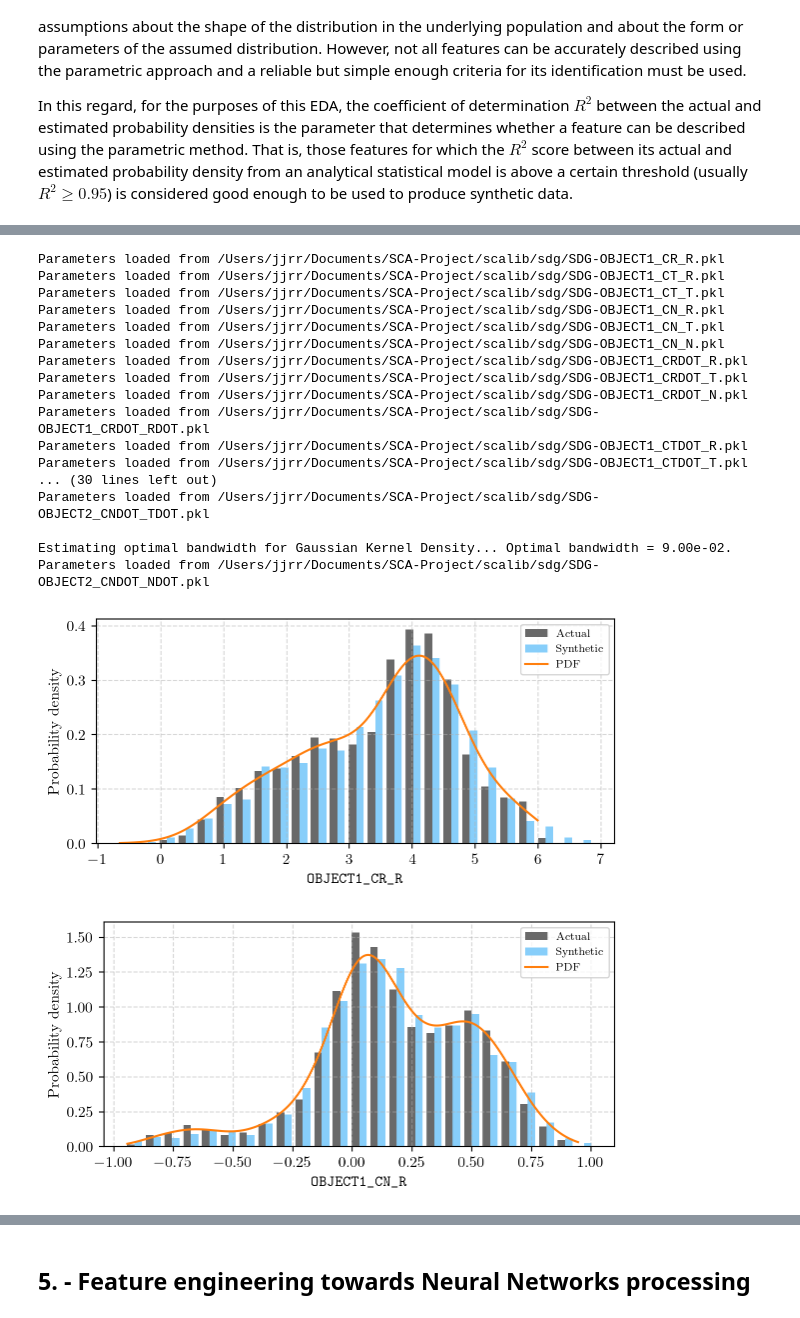
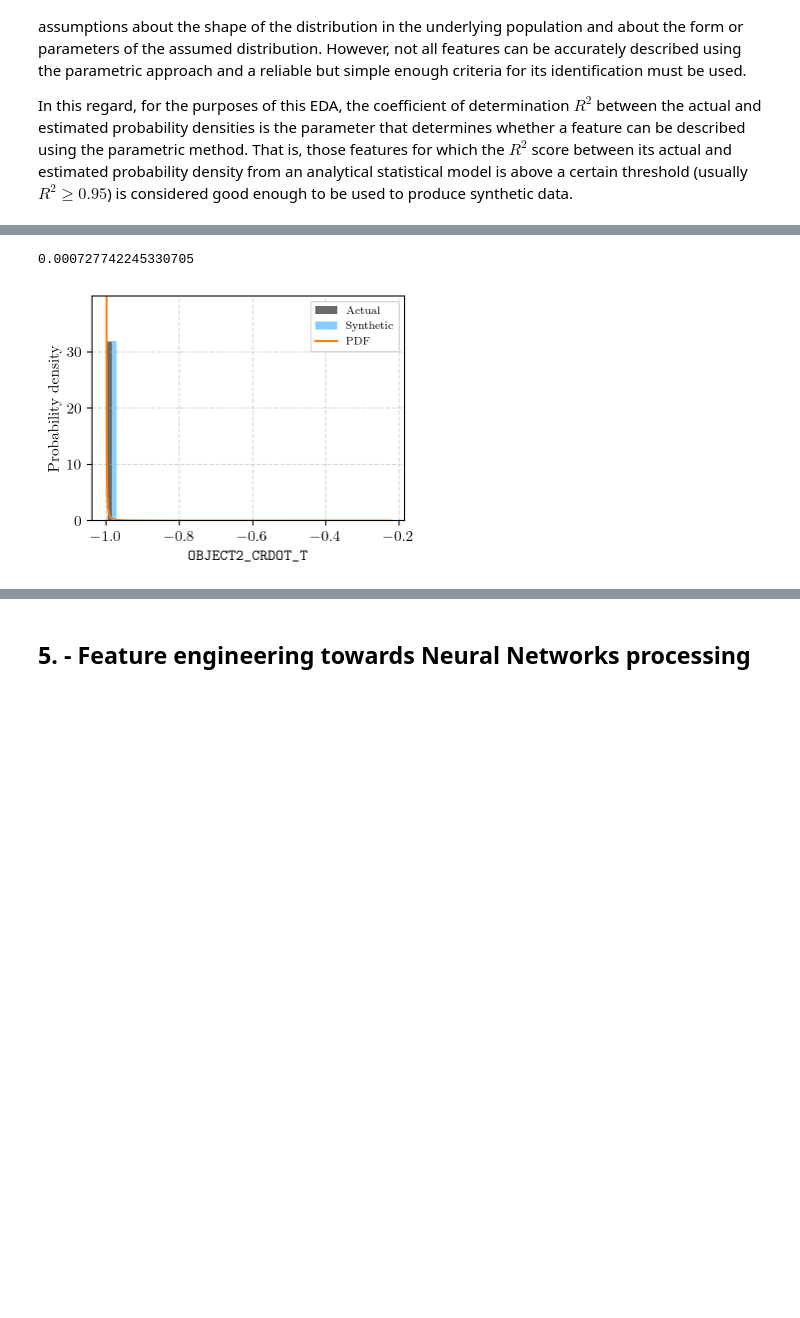
Before and after one commit to JJavierRosales/scapy, a Jupyter notebook: notebooks/collision_avoidance_challenge_eda.ipynb, the cells around one changed output, grey strips where cells are left out. Saved outputs shown, nothing was run; the diff lists cells and outputs as text; code cells hidden in the pictures; blank space fills up the shorter version.

```diff
--- a/notebooks/collision_avoidance_challenge_eda.ipynb
+++ b/notebooks/collision_avoidance_challenge_eda.ipynb
@@ -324,7 +324,7 @@ for o in [1, 2]:
         dft_firstCDM[feature] = data
 
         # Plot histograms from conjunction measures
-        filepath = os.path.join(utils.cwd,'notebooks','images', 'histograms',
+        filepath = os.path.join(utils.cwd,'images', 'histograms',
                                 f'DATA_COVARIANCE-{feature}.pdf')
 
         # Define kwargs for the histogram
@@ -332,4 +332,5 @@ for o in [1, 2]:
                 'xlim':(-1,1) if i_rtn != j_rtn else None, 'filepath': filepath,
                 'color':'tab:blue' if o==1 else 'tab:orange'}
 
-        eda.plot_histogram(data, features=feature, show_stats=True, **kwargs)
+        eda.plot_histogram(data, features=feature, show_stats=True,
+                           show = False, **kwargs)
@@ -392,45 +379,36 @@ display(df.head(10))
 # %%
 import scalib.sdg as sdg
 reload(sdg)
 
 for o in [1, 2]:
     for feature in obligatory_features['data_covariance_obligatory']:
         feature = f'OBJECT{o}_{feature}'
 
-        filepath = os.path.join(utils.cwd,'sdg',f'SDG-{feature}.pkl')
-        plotpath = os.path.join(utils.cwd,'notebooks', 'images',
-                                'sdg', f'SDG-{feature}.pkl')
+        if not feature in ['OBJECT2_CRDOT_T']: continue
+
+        filename = f'SDG-{feature}'
+        filepath = os.path.join(utils.cwd,'sdg', filename + '.pkl')
 
         # Set column name to study and remove outliers.
         data = df[feature].dropna().to_numpy()
 
         # Get synthetic object
         synthetic = sdg.SyntheticDataGenerator(data = data, filepath=filepath)
 
-        if feature in ['OBJECT2_CNDOT_N', 'OBJECT2_CNDOT_TDOT']:
-            synthetic.underfitting_factor += 1
+        if synthetic.dist_r2_score < synthetic.r2_threshold:
+            plotpath = os.path.join(utils.cwd, 'images', 'sdg', 'msecv',
+                                    filename + '.pdf')
+        else:
+            plotpath = os.path.join(utils.cwd, 'images', 'sdg', 'scipy',
+                                    filename + '.pdf')
 
-        if synthetic.dist_r2_score<synthetic.r2_threshold:
-            synthetic.plot_histogram(xlabel=r'\texttt{' + feature + '}')
+        synthetic.probability_density()
+        print(min(synthetic.epd_values))
 
-# print(synthetic)
+
+        synthetic.plot_histogram(xlabel = r'\texttt{' + feature + '}',
+                                 filepath = plotpath, show = True,
+                                 figsize= (4,3), show_stats = False)
 # %% [output]
-Parameters loaded from /Users/jjrr/Documents/SCA-Project/scalib/sdg/SDG-OBJECT1_CR_R.pkl
-Parameters loaded from /Users/jjrr/Documents/SCA-Project/scalib/sdg/SDG-OBJECT1_CT_R.pkl
-Parameters loaded from /Users/jjrr/Documents/SCA-Project/scalib/sdg/SDG-OBJECT1_CT_T.pkl
-Parameters loaded from /Users/jjrr/Documents/SCA-Project/scalib/sdg/SDG-OBJECT1_CN_R.pkl
-Parameters loaded from /Users/jjrr/Documents/SCA-Project/scalib/sdg/SDG-OBJECT1_CN_T.pkl
-Parameters loaded from /Users/jjrr/Documents/SCA-Project/scalib/sdg/SDG-OBJECT1_CN_N.pkl
-Parameters loaded from /Users/jjrr/Documents/SCA-Project/scalib/sdg/SDG-OBJECT1_CRDOT_R.pkl
-Parameters loaded from /Users/jjrr/Documents/SCA-Project/scalib/sdg/SDG-OBJECT1_CRDOT_T.pkl
-Parameters loaded from /Users/jjrr/Documents/SCA-Project/scalib/sdg/SDG-OBJECT1_CRDOT_N.pkl
-Parameters loaded from /Users/jjrr/Documents/SCA-Project/scalib/sdg/SDG-OBJECT1_CRDOT_RDOT.pkl
-Parameters loaded from /Users/jjrr/Documents/SCA-Project/scalib/sdg/SDG-OBJECT1_CTDOT_R.pkl
-Parameters loaded from /Users/jjrr/Documents/SCA-Project/scalib/sdg/SDG-OBJECT1_CTDOT_T.pkl
-... (30 lines left out)
-Parameters loaded from /Users/jjrr/Documents/SCA-Project/scalib/sdg/SDG-OBJECT2_CNDOT_TDOT.pkl
-
-Estimating optimal bandwidth for Gaussian Kernel Density... Optimal bandwidth = 9.00e-02.
-Parameters loaded from /Users/jjrr/Documents/SCA-Project/scalib/sdg/SDG-OBJECT2_CNDOT_NDOT.pkl
+0.000727742245330705
-[figure, old version]
+[figure, new version]
-[figure, removed]
```
Also changed, not shown: parts of 13 cells of this notebook, 3 other files.
